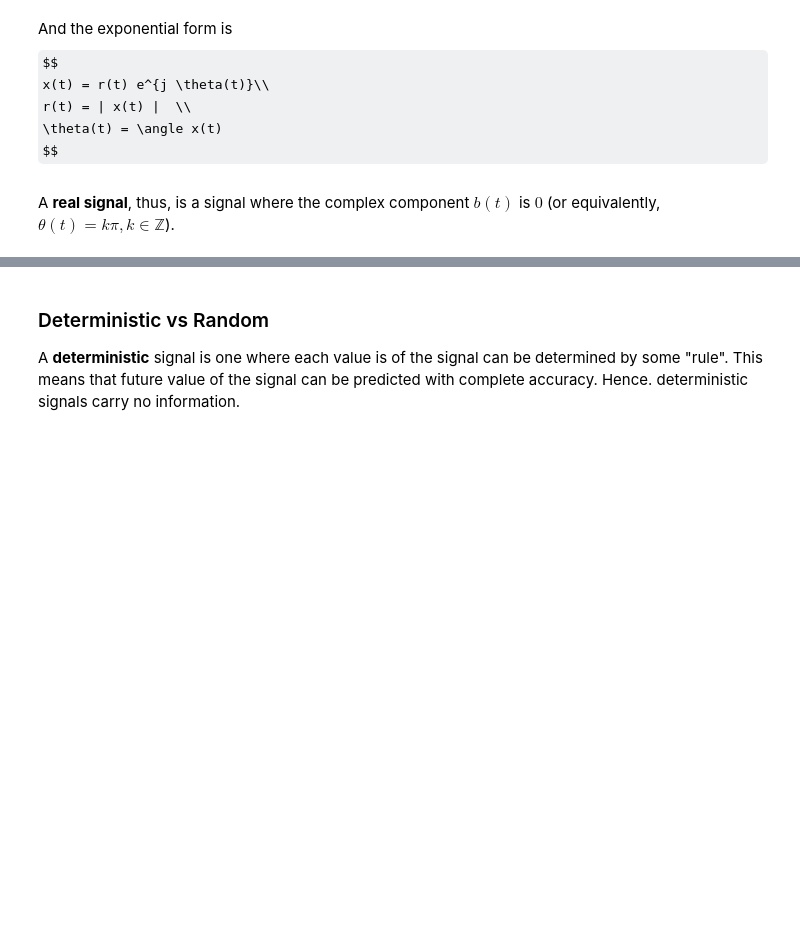
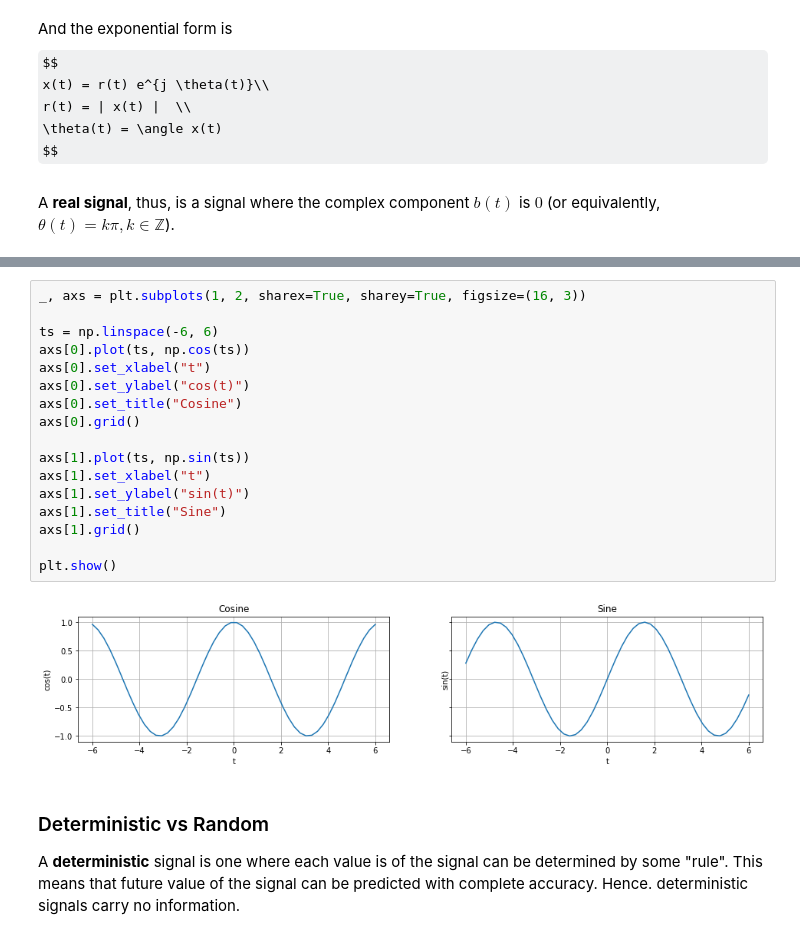
Before and after one commit to 0WN463/wellspring, a Jupyter notebook: signal_processing/introduction.ipynb, the cells around one changed output, grey strips where cells are left out. Cells and saved outputs as stored; diff of their text form; some formulas as TeX source; blank space fills up the shorter version.

```diff
--- a/signal_processing/introduction.ipynb
+++ b/signal_processing/introduction.ipynb
@@ -168,3 +185,22 @@ A **real signal**, thus, is a signal where the complex component $b(t)$ is $0$ (
+# %%
+_, axs = plt.subplots(1, 2, sharex=True, sharey=True, figsize=(16, 3))
+
+ts = np.linspace(-6, 6)
+axs[0].plot(ts, np.cos(ts))
+axs[0].set_xlabel("t")
+axs[0].set_ylabel("cos(t)")
+axs[0].set_title("Cosine")
+axs[0].grid()
+
+axs[1].plot(ts, np.sin(ts))
+axs[1].set_xlabel("t")
+axs[1].set_ylabel("sin(t)")
+axs[1].set_title("Sine")
+axs[1].grid()
+
+plt.show()
+# %% [output]
+[figure, added]
 # %% [markdown]
 ### Deterministic vs Random
 
```
Also changed, not shown: parts of 13 cells of this notebook, 4 other files.
